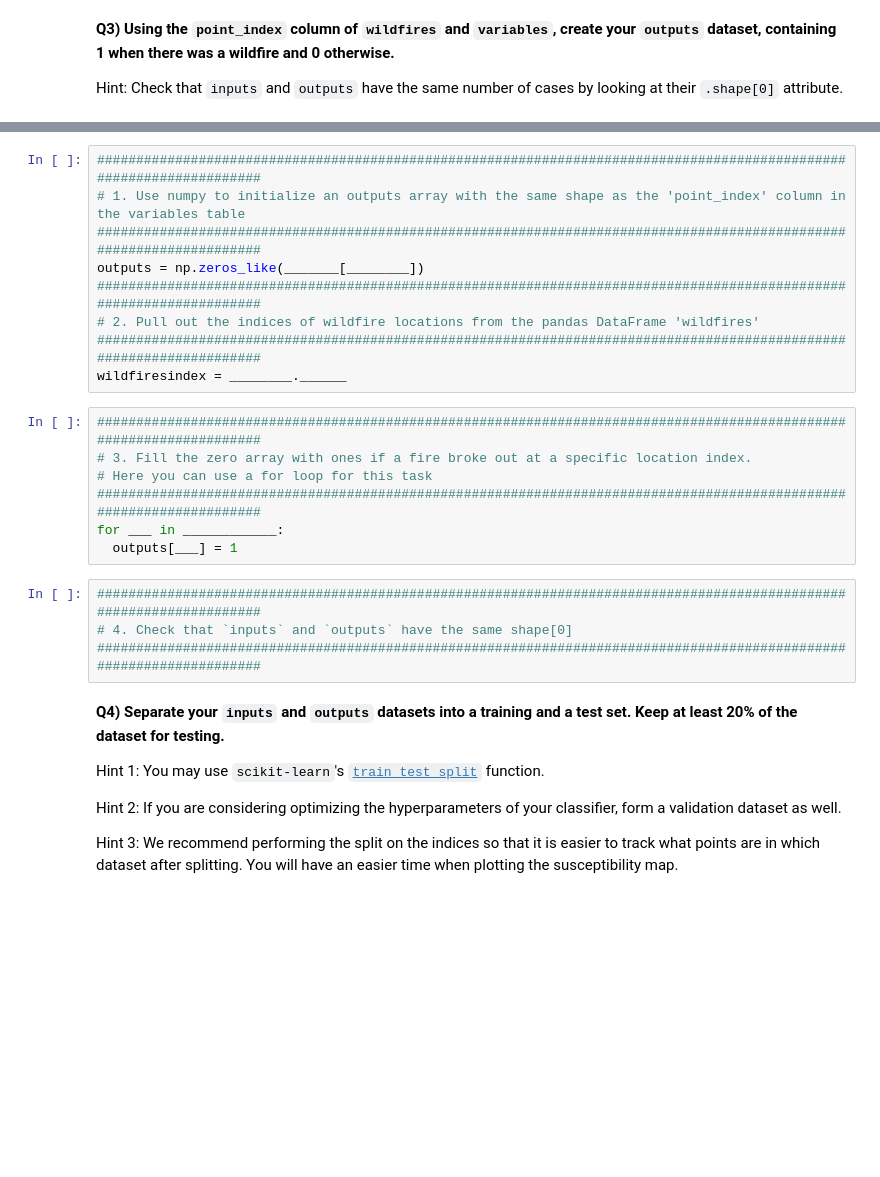
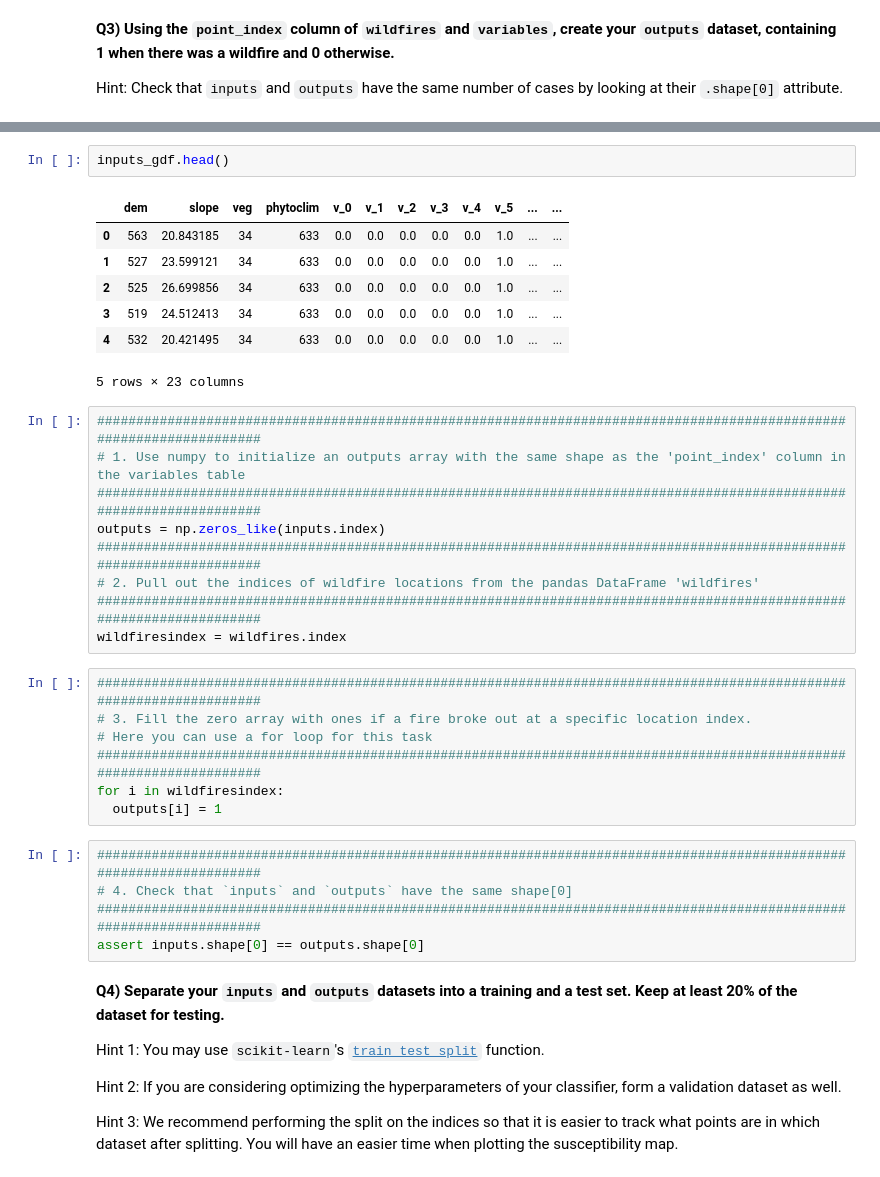
Before and after one commit to ocallaghanm/2022_ML_EES, a Jupyter notebook: Exercises/S2_4_Wildfire_Risk_Italy.ipynb, the cells around one changed output, grey strips where cells are left out. Drawn from its saved outputs; the diff is of its cells as text; blank space fills up the shorter version.

```diff
--- a/Exercises/S2_4_Wildfire_Risk_Italy.ipynb
+++ b/Exercises/S2_4_Wildfire_Risk_Italy.ipynb
@@ -210,23 +246,34 @@ Hint: Check that `inputs` and `outputs` have the same number of cases by looking
+# %%
+inputs_gdf.head()
+# %% [output]
+|  | dem | slope | veg | phytoclim | v_0 | v_1 | v_2 | v_3 | v_4 | v_5 | ... | ... |
+| 0 | 563 | 20.843185 | 34 | 633 | 0.0 | 0.0 | 0.0 | 0.0 | 0.0 | 1.0 | ... | ... |
+| 1 | 527 | 23.599121 | 34 | 633 | 0.0 | 0.0 | 0.0 | 0.0 | 0.0 | 1.0 | ... | ... |
+| 2 | 525 | 26.699856 | 34 | 633 | 0.0 | 0.0 | 0.0 | 0.0 | 0.0 | 1.0 | ... | ... |
+| 3 | 519 | 24.512413 | 34 | 633 | 0.0 | 0.0 | 0.0 | 0.0 | 0.0 | 1.0 | ... | ... |
+| 4 | 532 | 20.421495 | 34 | 633 | 0.0 | 0.0 | 0.0 | 0.0 | 0.0 | 1.0 | ... | ... |
+5 rows × 23 columns
 # %%
 #####################################################################################################################
 # 1. Use numpy to initialize an outputs array with the same shape as the 'point_index' column in the variables table
 #####################################################################################################################
-outputs = np.zeros_like(_______[________])
+outputs = np.zeros_like(inputs.index)
 #####################################################################################################################
 # 2. Pull out the indices of wildfire locations from the pandas DataFrame 'wildfires'
 #####################################################################################################################
-wildfiresindex = ________.______
+wildfiresindex = wildfires.index
 # %%
 #####################################################################################################################
 # 3. Fill the zero array with ones if a fire broke out at a specific location index.
 # Here you can use a for loop for this task
 #####################################################################################################################
-for ___ in ____________:
-  outputs[___] = 1
+for i in wildfiresindex:
+  outputs[i] = 1
 # %%
 #####################################################################################################################
 # 4. Check that `inputs` and `outputs` have the same shape[0]
 #####################################################################################################################
+assert inputs.shape[0] == outputs.shape[0]
 # %% [markdown]
 **Q4) Separate your `inputs` and `outputs` datasets into a training and a test set. Keep at least 20% of the dataset for testing.**
 
```
Also changed, not shown: parts of 12 cells of this notebook.
